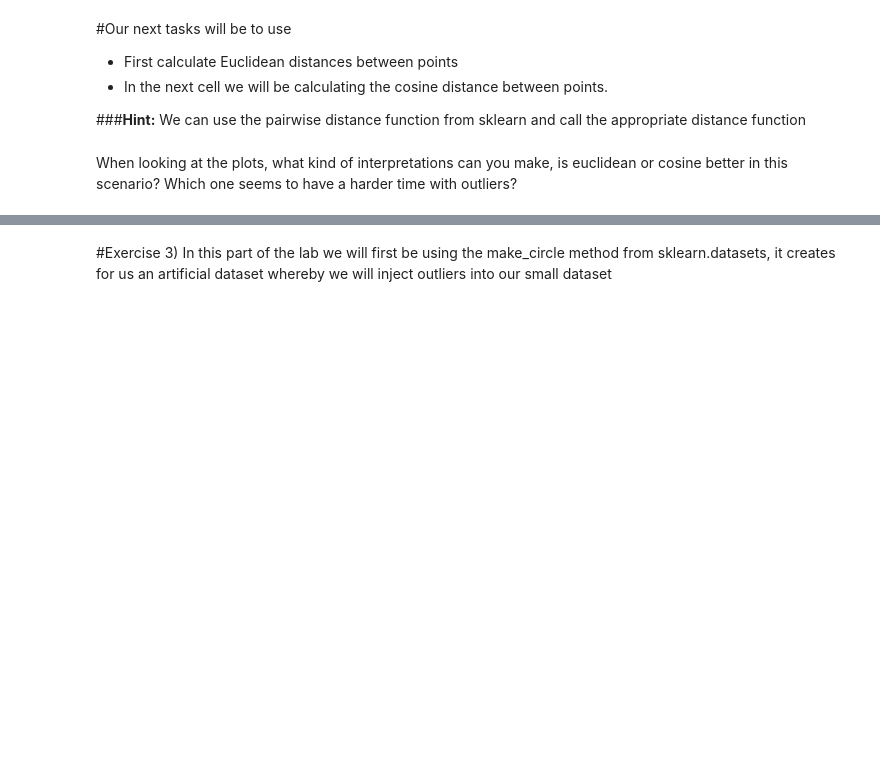
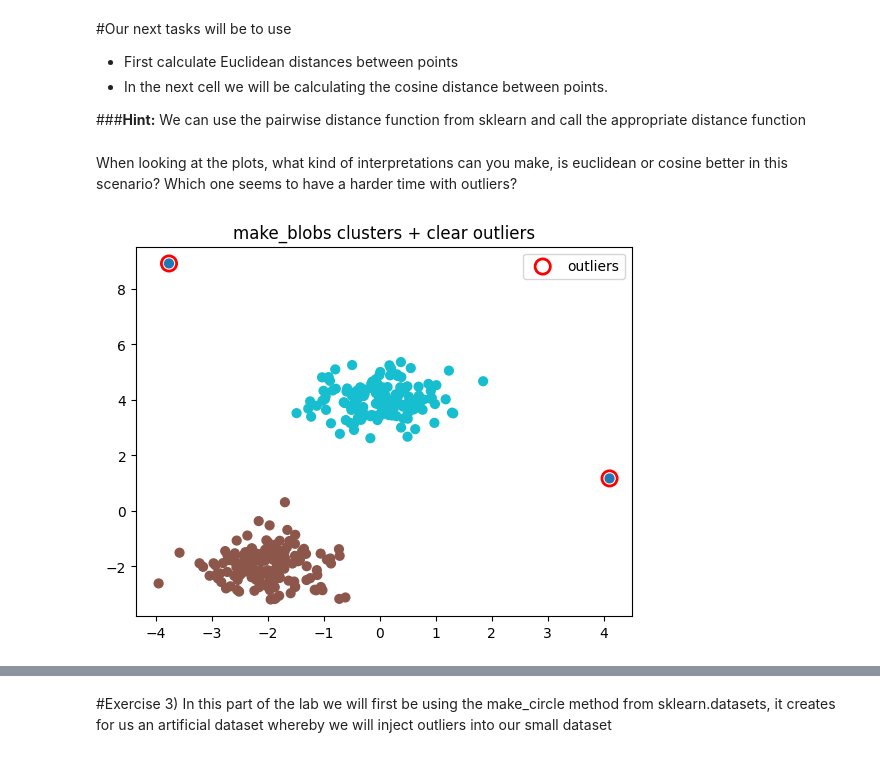
Before and after one commit to CS506-Boston-University/lab2-Jitarth1102, a Jupyter notebook: Lab_2.ipynb, the cells around one changed output, grey strips where cells are left out. Saved outputs shown, nothing was run; the diff lists cells and outputs as text; code cells hidden in the pictures; blank space fills up the shorter version.

```diff
--- a/Lab_2.ipynb
+++ b/Lab_2.ipynb
@@ -96,34 +96,36 @@ X, y = make_blobs(n_samples=300,
 # --- 2) Inject outliers ---
 n_outliers = 2
 rng = np.random.RandomState(42)
 
 # choose a wide box far outside clusters
 X_outliers = rng.uniform(low=-12, high=10, size=(n_outliers, 2))
 
 
 # combine
 X_full = np.vstack([X, X_outliers])
 y_full = np.hstack([y, [-1]*n_outliers])  # mark outliers as -1
 
 # TO-DO
 # --- Compute pairwise Euclidean distances ---
-D =
+D = pairwise_distances(X_full, metric='euclidean')
 
 # Distance profile: average distance to all other points
 mean_dist = D.mean(axis=1)
 
 # Identify potential outliers (top-2 by average distance)
 outlier_indices = np.argsort(mean_dist)[-2:][::-1]
 
 # --- 3) Plot ---
 plt.scatter(X_full[:, 0], X_full[:, 1], c=y_full, cmap="tab10", s=40)
 plt.scatter(X_full[outlier_indices,0], X_full[outlier_indices,1],
             facecolors="none", edgecolors="red",
             s=120, linewidths=2, label="outliers")
 
 plt.legend()
 plt.title("make_blobs clusters + clear outliers")
 plt.show()
+# %% [output]
+[figure, added]
 # %%
 # --- 1) Make clustered data ---
 X, y = make_blobs(n_samples=300,
```
Also changed, not shown: parts of 1 cell of this notebook.
